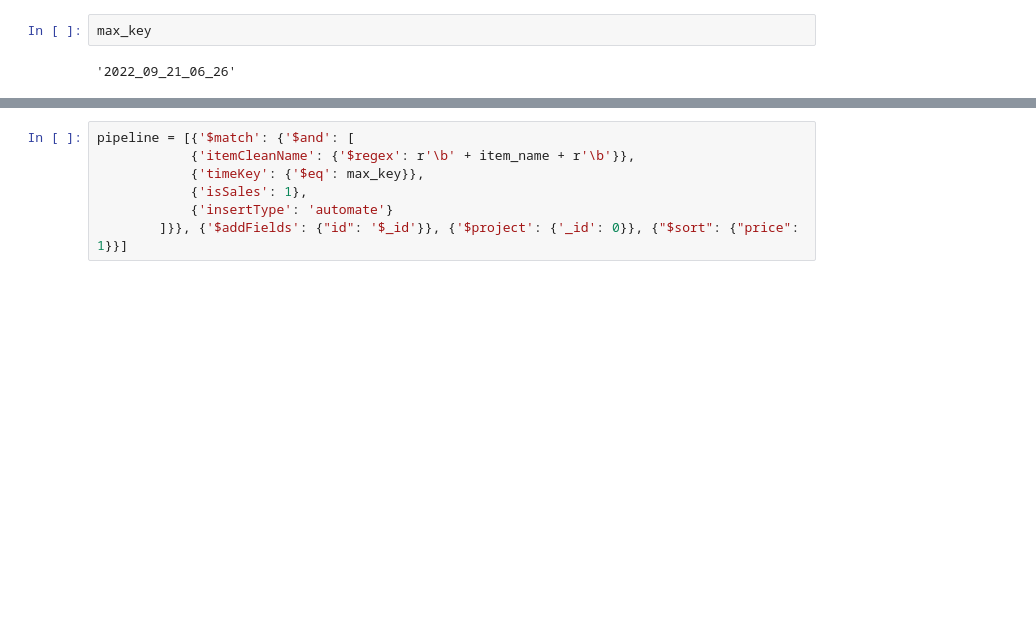
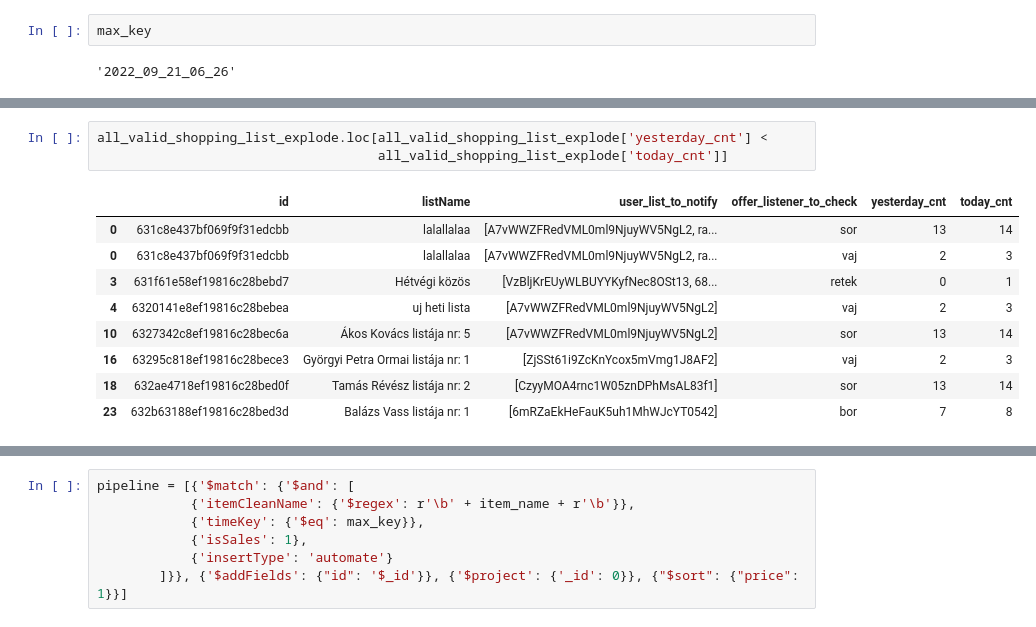
Before and after one commit to kulig1985/hot-deals-py-be, a Jupyter notebook: mongo_debug_search.ipynb, the cells around one changed output, grey strips where cells are left out. Saved outputs shown, nothing was run; the diff lists cells and outputs as text; blank space fills up the shorter version.

```diff
--- a/mongo_debug_search.ipynb
+++ b/mongo_debug_search.ipynb
@@ -46,0 +234,13 @@ item_name = 'tej cukor'
+# %%
+all_valid_shopping_list_explode.loc[all_valid_shopping_list_explode['yesterday_cnt'] <
+                                    all_valid_shopping_list_explode['today_cnt']]
+# %% [output]
+|  | id | listName | user_list_to_notify | offer_listener_to_check | yesterday_cnt | today_cnt |
+| 0 | 631c8e437bf069f9f31edcbb | lalallalaa | [A7vWWZFRedVML0ml9NjuyWV5NgL2, ra... | sor | 13 | 14 |
+| 0 | 631c8e437bf069f9f31edcbb | lalallalaa | [A7vWWZFRedVML0ml9NjuyWV5NgL2, ra... | vaj | 2 | 3 |
+| 3 | 631f61e58ef19816c28bebd7 | Hétvégi közös | [VzBljKrEUyWLBUYYKyfNec8OSt13, 68... | retek | 0 | 1 |
+| 4 | 6320141e8ef19816c28bebea | uj heti lista | [A7vWWZFRedVML0ml9NjuyWV5NgL2] | vaj | 2 | 3 |
+| 10 | 6327342c8ef19816c28bec6a | Ákos Kovács listája nr: 5 | [A7vWWZFRedVML0ml9NjuyWV5NgL2] | sor | 13 | 14 |
+| 16 | 63295c818ef19816c28bece3 | Györgyi Petra Ormai listája nr: 1 | [ZjSSt61i9ZcKnYcox5mVmg1J8AF2] | vaj | 2 | 3 |
+| 18 | 632ae4718ef19816c28bed0f | Tamás Révész listája nr: 2 | [CzyyMOA4rnc1W05znDPhMsAL83f1] | sor | 13 | 14 |
+| 23 | 632b63188ef19816c28bed3d | Balázs Vass listája nr: 1 | [6mRZaEkHeFauK5uh1MhWJcYT0542] | bor | 7 | 8 |
```
Also changed, not shown: parts of 31 cells of this notebook, 1 other file.
